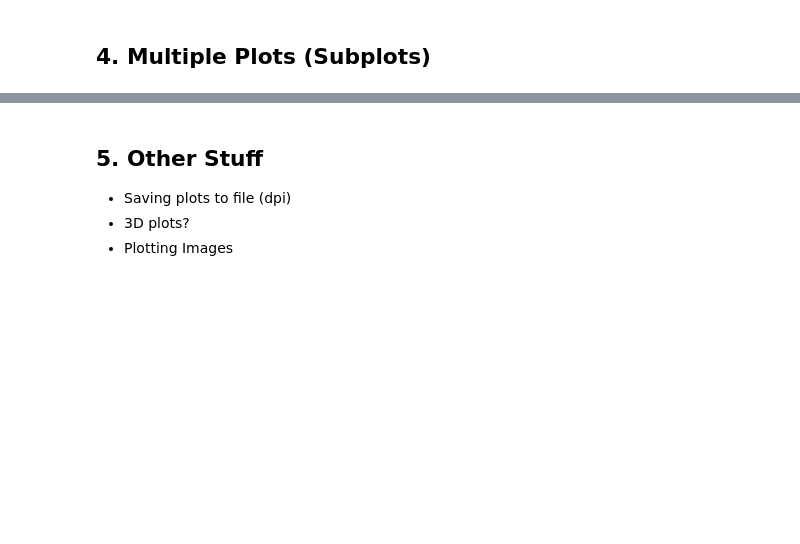
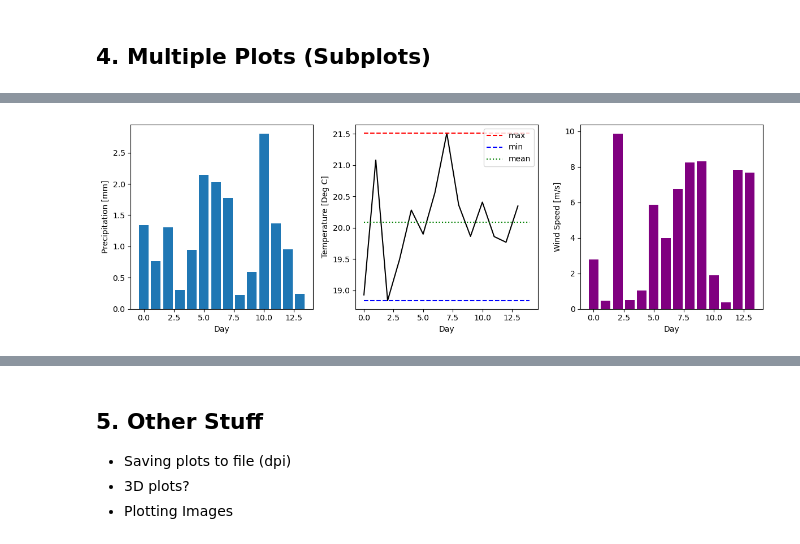
Before and after one commit to odinhg/inf264-python-crash-course, a Jupyter notebook: notebooks/matplotlib_001.ipynb, the cells around one changed output, grey strips where cells are left out. Saved outputs shown, nothing was run; the diff lists cells and outputs as text; code cells hidden in the pictures; blank space fills up the shorter version.

```diff
--- a/notebooks/matplotlib_001.ipynb
+++ b/notebooks/matplotlib_001.ipynb
@@ -108,0 +115,36 @@ plt.show()
+# %%
+# Create random dummy data
+day_numbers = np.arange(0, 14)
+precipitation = np.random.standard_exponential(size=14)
+temperature = np.random.normal(20, 1, size=14)
+wind_speed = np.random.uniform(0, 10, size=14)
+
+fig, axs = plt.subplots(ncols=3, nrows=1, figsize=(12, 4))
+
+# Add plot for precipitation data
+axs[0].set_xlabel("Day")
+axs[0].set_ylabel("Precipitation [mm]")
+axs[0].bar(day_numbers, precipitation)
+
+# Add plot for temperature data
+axs[1].set_xlabel("Day")
+axs[1].set_ylabel("Temperature [Deg C]")
+axs[1].plot(day_numbers, temperature, color="black")
+# Add lines showing the minimum, mean and maximum temperatures
+max_temp = np.max(temperature)
+min_temp = np.min(temperature)
+mean_temp = np.mean(temperature)
+axs[1].hlines(max_temp, 0, 14, color="red", label="max", linestyle="dashed")
+axs[1].hlines(min_temp, 0, 14, color="blue", label="min", linestyle="dashed")
+axs[1].hlines(mean_temp, 0, 14, color="green", label="mean", linestyle="dotted")
+axs[1].legend()
+
+# Add plot for wind speed data
+axs[2].set_xlabel("Day")
+axs[2].set_ylabel("Wind Speed [m/s]")
+axs[2].bar(day_numbers, wind_speed, color="purple")
+
+fig.tight_layout() # Useful if plots overlap eachother and to make everything fit nicely
+plt.show()
+# %% [output]
+[figure, added]
```
Also changed, not shown: parts of 5 cells of this notebook, 2 other files.
